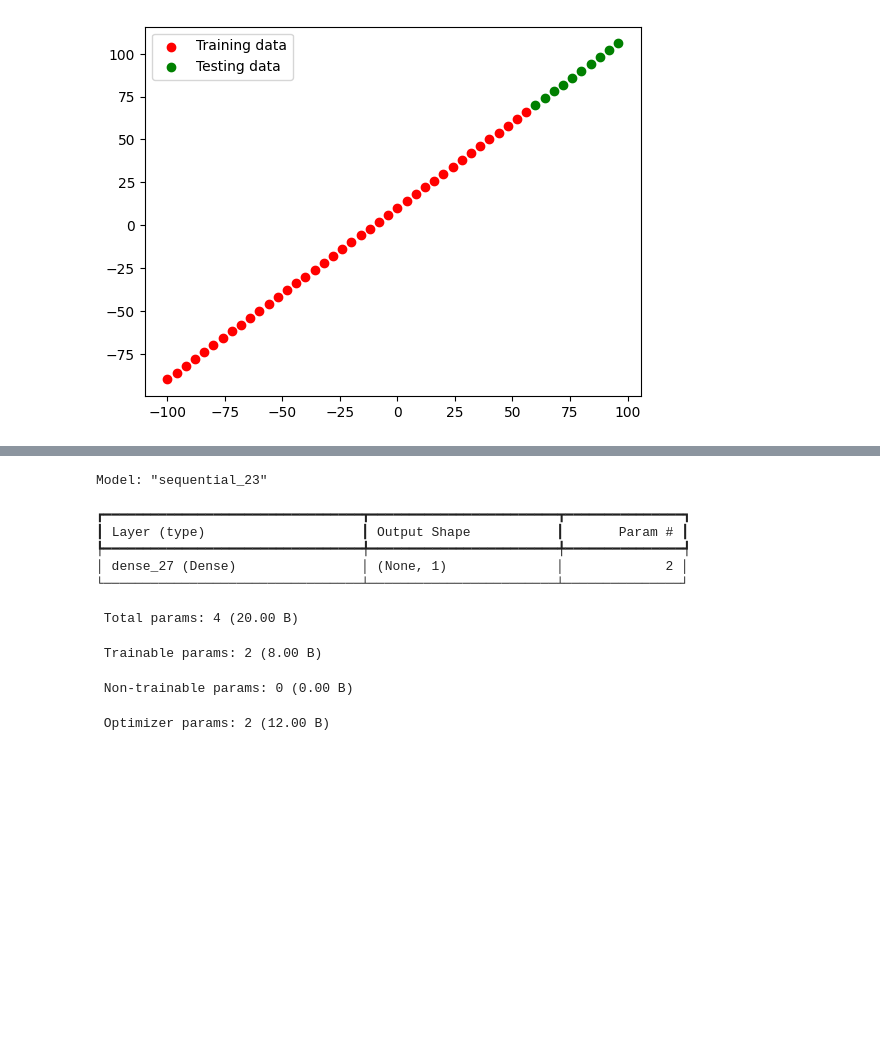
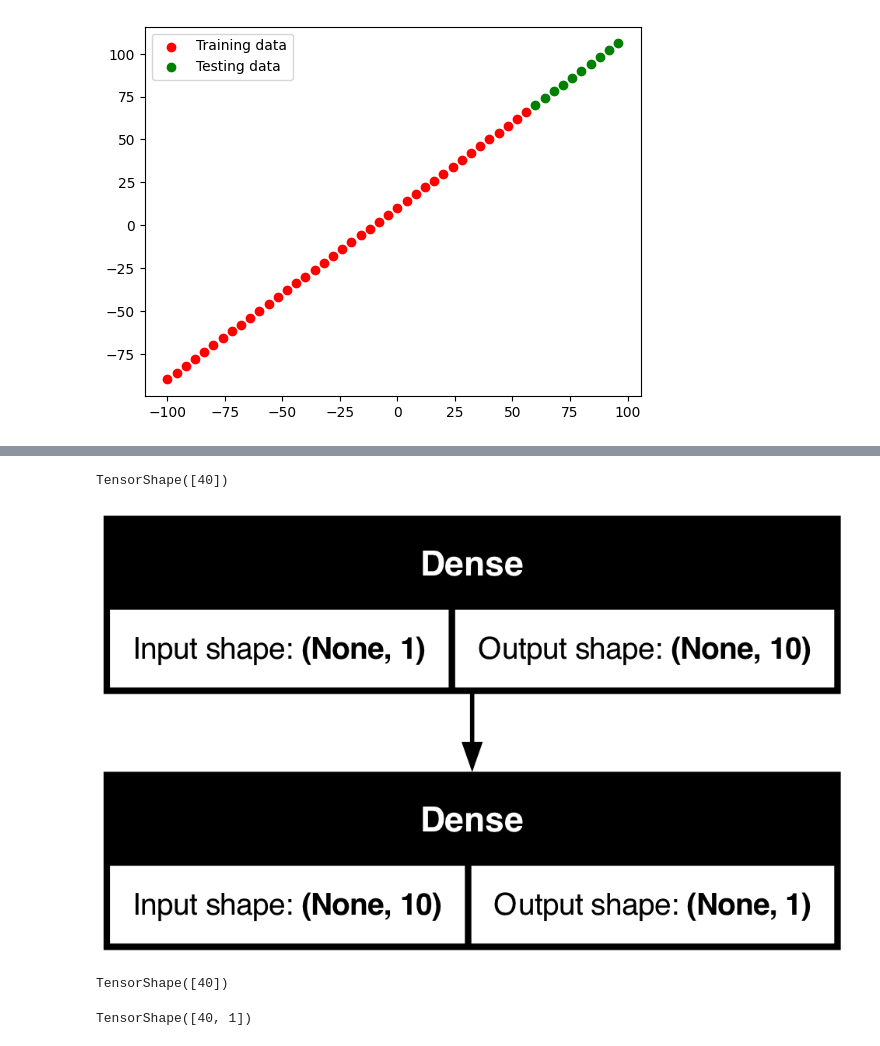
Before and after one commit to Linux-Server/DeepLearning, a Jupyter notebook: Tensorflow/01_nn_regression/regression.ipynb, the cells around one changed output, grey strips where cells are left out. Drawn from its saved outputs; the diff is of its cells as text; code cells hidden in the pictures; blank space fills up the shorter version.

```diff
--- a/Tensorflow/01_nn_regression/regression.ipynb
+++ b/Tensorflow/01_nn_regression/regression.ipynb
@@ -201,6 +201,7 @@ plt.legend()
 # %%
 # create model
 model = tf.keras.Sequential([
+    tf.keras.layers.Dense(10),
     tf.keras.layers.Dense(1)
 ])
 
@@ -233,14 +234,20 @@ Epoch 100/100
 <keras.src.callbacks.history.History at 0x...>
-# %%
-model.summary()
-# %% [output]
-Model: "sequential_23"
-┏━━━━━━━━━━━━━━━━━━━━━━━━━━━━━━━━━┳━━━━━━━━━━━━━━━━━━━━━━━━┳━━━━━━━━━━━━━━━┓
-┃ Layer (type)                    ┃ Output Shape           ┃       Param # ┃
-┡━━━━━━━━━━━━━━━━━━━━━━━━━━━━━━━━━╇━━━━━━━━━━━━━━━━━━━━━━━━╇━━━━━━━━━━━━━━━┩
-│ dense_27 (Dense)                │ (None, 1)              │             2 │
-└─────────────────────────────────┴────────────────────────┴───────────────┘
- Total params: 4 (20.00 B)
- Trainable params: 2 (8.00 B)
- Non-trainable params: 0 (0.00 B)
- Optimizer params: 2 (12.00 B)
+# %%
+X_train.shape
+# %% [output]
+TensorShape([40])
+# %%
+from tensorflow.keras.utils import plot_model
+
+
+plot_model(model, show_shapes=True)
+# %% [output]
+[figure, added]
+# %%
+X_train.shape
+# %% [output]
+TensorShape([40])
+# %%
+tf.expand_dims(X_train,  axis=1).shape
+# %% [output]
+TensorShape([40, 1])
```
Also changed, not shown: parts of 20 cells of this notebook, 1 other file.
